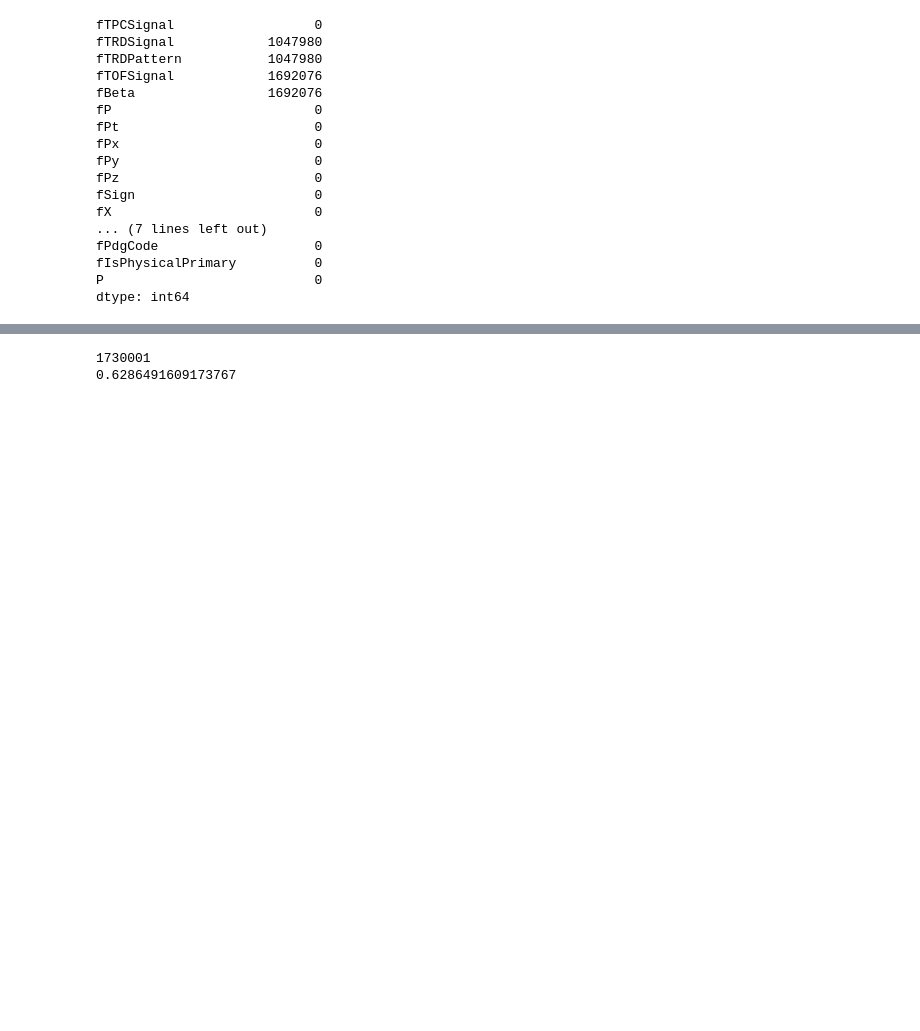
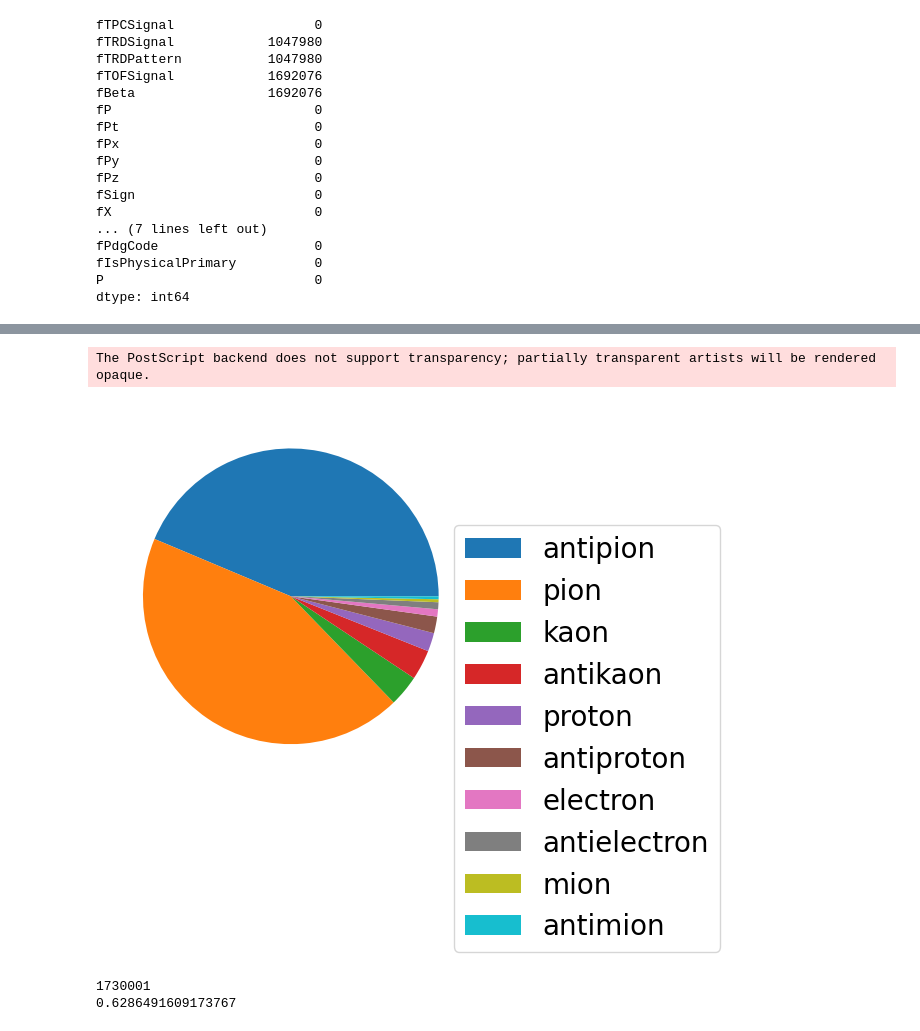
Before and after one commit to mytkom/AlicePIDML, a Jupyter notebook: notebooks/data_exploration.ipynb, the cells around one changed output, grey strips where cells are left out. Cells and saved outputs as stored; diff of their text form; code cells hidden in the pictures; blank space fills up the shorter version.

```diff
--- a/notebooks/data_exploration.ipynb
+++ b/notebooks/data_exploration.ipynb
@@ -98,3 +110,17 @@ dtype: int64
+# %%
+from pdi.constants import PARTICLES_DICT
+particles = [classes[i] for i in classes.index if i in PARTICLES_DICT]
+labels = [PARTICLES_DICT[i] for i in classes.index if i in PARTICLES_DICT]
+
+plt.pie(particles)
+plt.legend(
+    labels, loc="lower right", bbox_to_anchor=(1.7, -0.5), prop={'size': 20}
+)
+
+plt.savefig(f"reports/figures/part_type_distr.eps", bbox_inches = "tight")
+# %% [output]
+The PostScript backend does not support transparency; partially transparent artists will be rendered opaque.
+[figure, added]
 # %%
 all_nulls = data.isnull().any(axis=1).sum()
 print(all_nulls)
```
Also changed, not shown: parts of 5 cells of this notebook, 6 other files.
